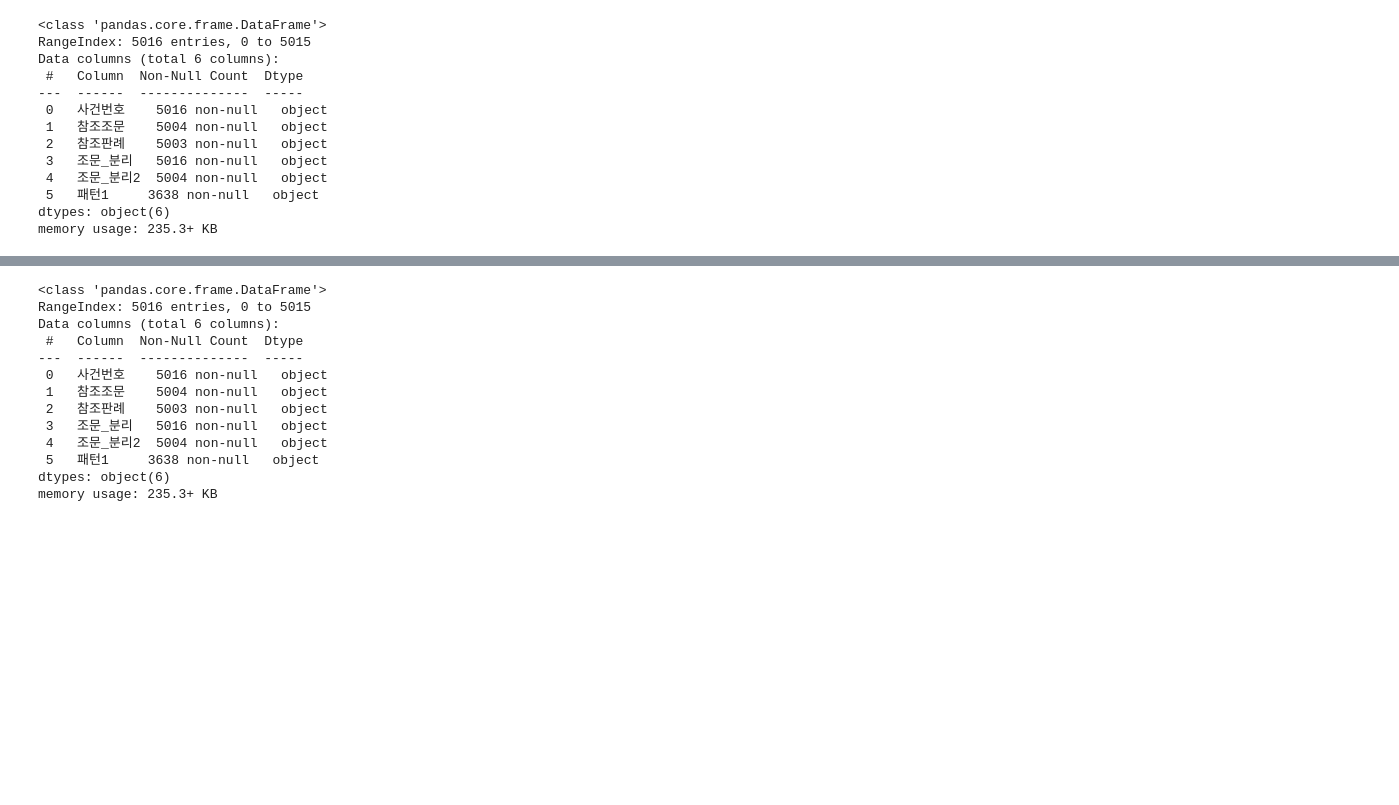
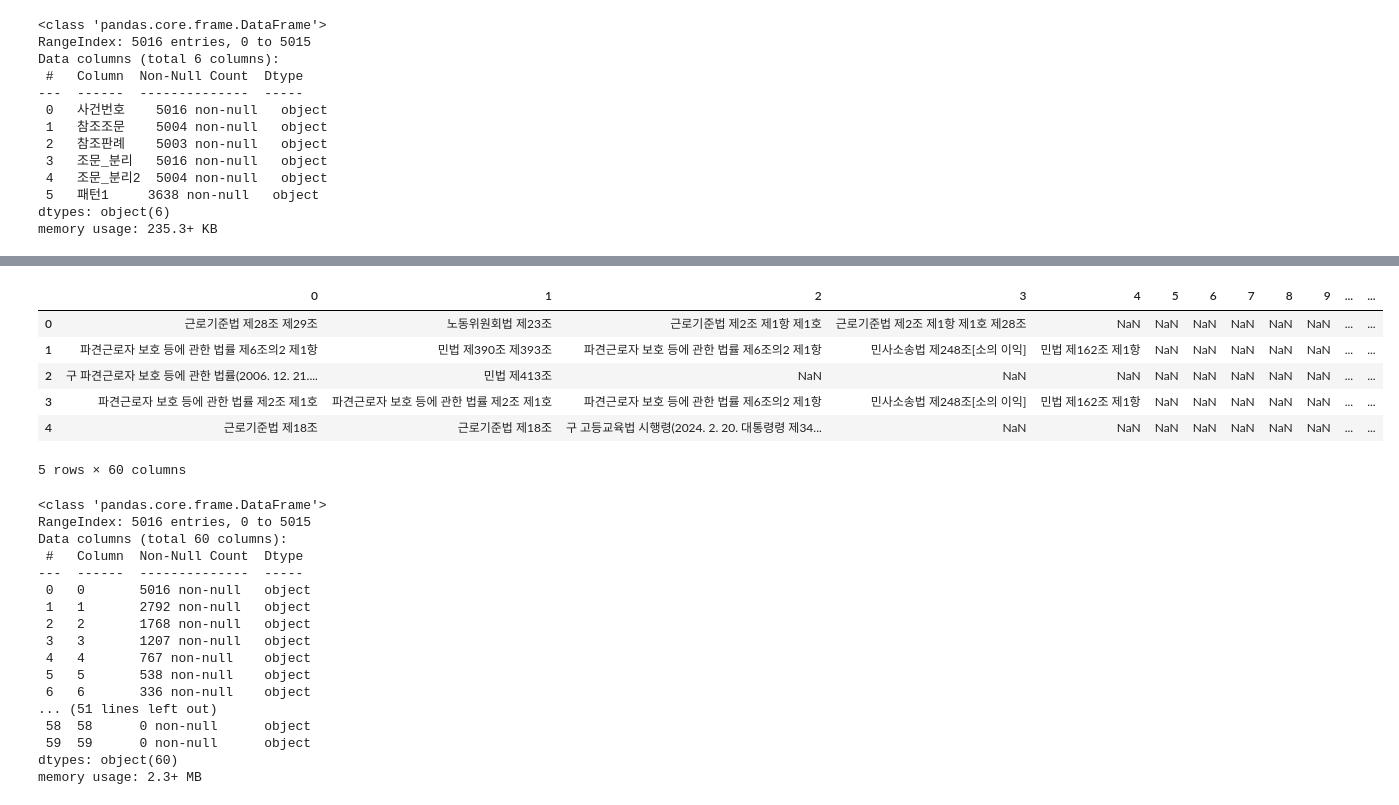
Before and after one commit to sesac-NoF/NoF, a Jupyter notebook: Labor_precedent_EDA/13_Labor_Real_refByComma.ipynb, the cells around one changed output, grey strips where cells are left out. Cells and saved outputs as stored; diff of their text form; code cells hidden in the pictures; blank space fills up the shorter version.

Commit message:
참조조문 전처리_기본 형태로 저장

```diff
--- a/Labor_precedent_EDA/13_Labor_Real_refByComma.ipynb
+++ b/Labor_precedent_EDA/13_Labor_Real_refByComma.ipynb
@@ -74,0 +74,8 @@ data2
+# %%
+def replace_slash_with_comma(data):
+    return data.applymap(lambda x: x.replace('/', ',') if isinstance(x, str) else x)
+
+data = replace_slash_with_comma(data)
+
+# 결과 출력
+print(data)
@@ -79,0 +448,34 @@ TypeError: StringMethods.split() takes from 1 to 2 positional arguments but 3 we
+# %%
+import pandas as pd
+import numpy as np
+
+# 함수 정의
+def organize_text_front(result_data3_gana):
+    for j in range(len(result_data3_gana)):  # 각 행에 대해 반복
+        # 해당 행의 NaN이 아닌 값만 리스트에 저장
+        non_null_values = [result_data3_gana.iloc[j, i] for i in range(len(result_data3_gana.columns)) if pd.notna(result_data3_gana.iloc[j, i])]
+
+        # 리스트의 값들을 앞에서부터 채우고 나머지는 NaN으로 설정
+        for i in range(len(result_data3_gana.columns)):
+            if i < len(non_null_values):
+                result_data3_gana.iloc[j, i] = non_null_values[i]  # 텍스트 채우기
+            else:
+                result_data3_gana.iloc[j, i] = np.nan  # 나머지는 NaN으로 설정
+    return result_data3_gana
+
+# 예시 데이터프레임 생성
+# result_data3_gana = pd.DataFrame({
+#     0: [None],
+#     1: ['텍스트1'],
+#     2: ['텍스트2'],
+#     3: [None],
+#     4: [None],
+#     5: ['텍스트3'],
+#     6: ['텍스트4']
+# })
+
+# 함수 사용
+result_data3_gana = organize_text_front(result_data3_gana)
+
+# 결과 출력
+print(result_data3_gana)
@@ -80,16 +500,30 @@ TypeError: StringMethods.split() takes from 1 to 2 positional arguments but 3 we
+# %%
+result_data3_gana.head(5)
+# %% [output]
+|  | 0 | 1 | 2 | 3 | 4 | 5 | 6 | 7 | 8 | 9 | ... | ... |
+| 0 | 근로기준법 제28조 제29조 | 노동위원회법 제23조 | 근로기준법 제2조 제1항 제1호 | 근로기준법 제2조 제1항 제1호 제28조 | NaN | NaN | NaN | NaN | NaN | NaN | ... | ... |
+| 1 | 파견근로자 보호 등에 관한 법률 제6조의2 제1항 | 민법 제390조 제393조 | 파견근로자 보호 등에 관한 법률 제6조의2 제1항 | 민사소송법 제248조[소의 이익] | 민법 제162조 제1항 | NaN | NaN | NaN | NaN | NaN | ... | ... |
+| 2 | 구 파견근로자 보호 등에 관한 법률(2006. 12. 21.... | 민법 제413조 | NaN | NaN | NaN | NaN | NaN | NaN | NaN | NaN | ... | ... |
+| 3 | 파견근로자 보호 등에 관한 법률 제2조 제1호 | 파견근로자 보호 등에 관한 법률 제2조 제1호 | 파견근로자 보호 등에 관한 법률 제6조의2 제1항 | 민사소송법 제248조[소의 이익] | 민법 제162조 제1항 | NaN | NaN | NaN | NaN | NaN | ... | ... |
+| 4 | 근로기준법 제18조 | 근로기준법 제18조 | 구 고등교육법 시행령(2024. 2. 20. 대통령령 제34... | NaN | NaN | NaN | NaN | NaN | NaN | NaN | ... | ... |
+5 rows × 60 columns
 # %%
-data.info()
+result_data3_gana.info()
 # %% [output]
 <class 'pandas.core.frame.DataFrame'>
 RangeIndex: 5016 entries, 0 to 5015
-Data columns (total 6 columns):
+Data columns (total 60 columns):
  #   Column  Non-Null Count  Dtype
 ---  ------  --------------  -----
- 0   사건번호    5016 non-null   object
- 1   참조조문    5004 non-null   object
- 2   참조판례    5003 non-null   object
- 3   조문_분리   5016 non-null   object
- 4   조문_분리2  5004 non-null   object
- 5   패턴1     3638 non-null   object
-dtypes: object(6)
-memory usage: 235.3+ KB
+ 0   0       5016 non-null   object
+ 1   1       2792 non-null   object
+ 2   2       1768 non-null   object
+ 3   3       1207 non-null   object
+ 4   4       767 non-null    object
+ 5   5       538 non-null    object
+ 6   6       336 non-null    object
+... (51 lines left out)
+ 58  58      0 non-null      object
+ 59  59      0 non-null      object
+dtypes: object(60)
+memory usage: 2.3+ MB
```
Also changed, not shown: parts of 46 cells of this notebook.
